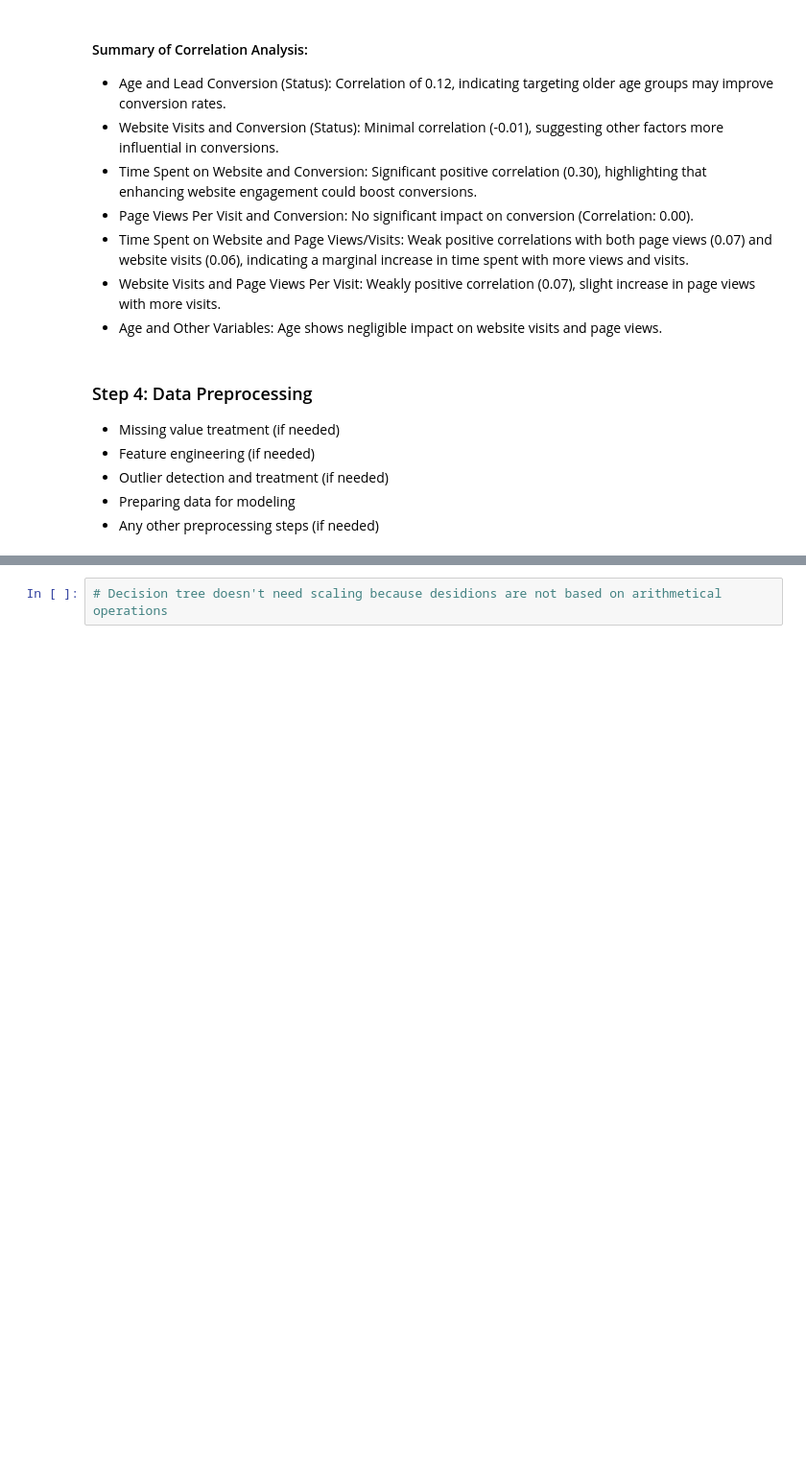
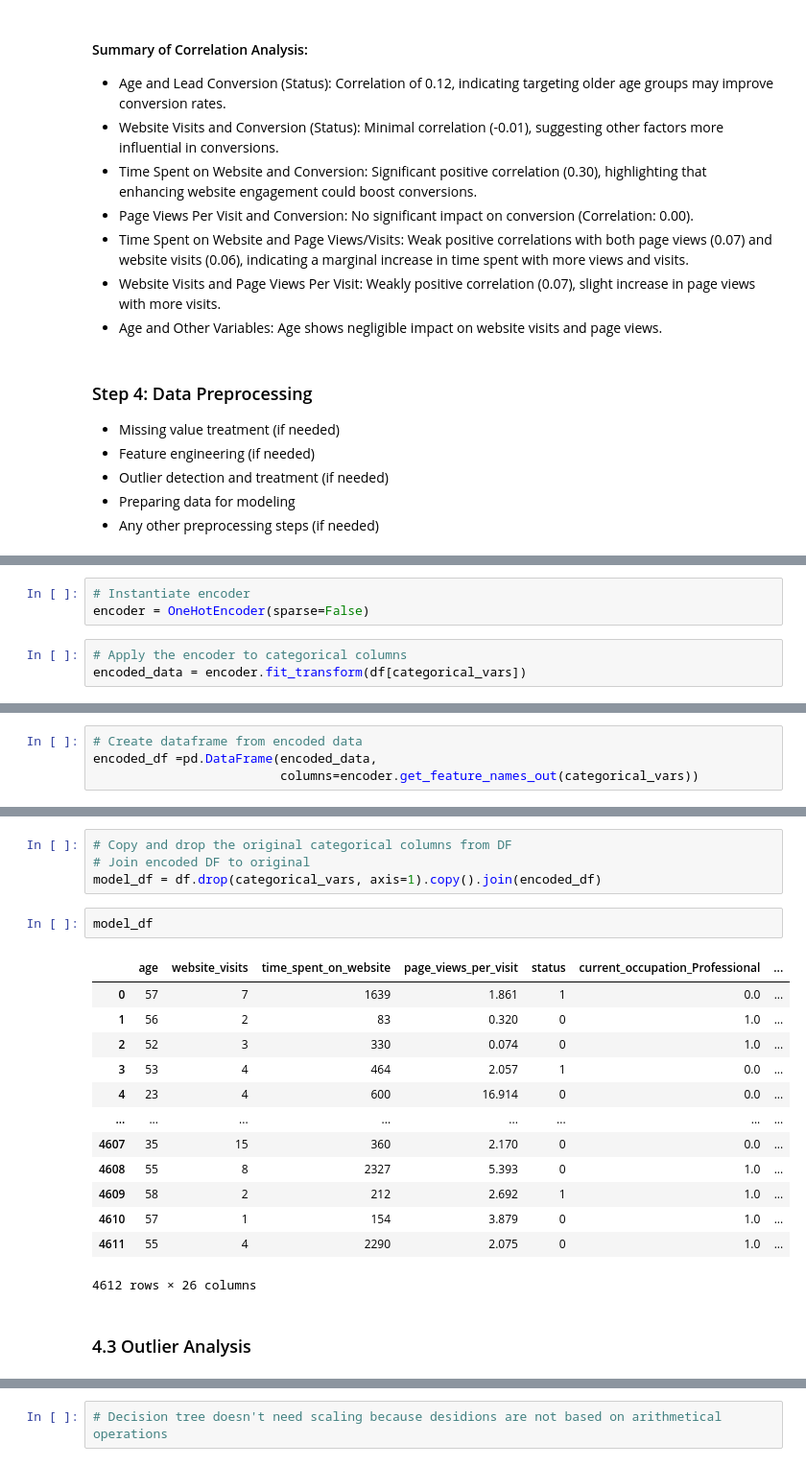
Before and after one commit to Xipilscode/Customer_Churn_ML-Predictive_Analytics, a Jupyter notebook: customer_growth.ipynb, the cells around one changed output, grey strips where cells are left out. Shown: that part at 96% size. Cells and saved outputs as stored; diff of their text form; blank space fills up the shorter version.

Commit message:
Updated w/data preprocessing log_regression

```diff
--- a/customer_growth.ipynb
+++ b/customer_growth.ipynb
@@ -443,0 +464,6 @@ plt.show()
+# %%
+# Instantiate encoder
+encoder = OneHotEncoder(sparse=False)
+# %%
+# Apply the encoder to categorical columns
+encoded_data = encoder.fit_transform(df[categorical_vars])
@@ -443,0 +480,4 @@ plt.show()
+# %%
+# Create dataframe from encoded data
+encoded_df =pd.DataFrame(encoded_data,
+                         columns=encoder.get_feature_names_out(categorical_vars))
@@ -443,0 +520,22 @@ plt.show()
+# %%
+# Copy and drop the original categorical columns from DF
+# Join encoded DF to original
+model_df = df.drop(categorical_vars, axis=1).copy().join(encoded_df)
+# %%
+model_df
+# %% [output]
+|  | age | website_visits | time_spent_on_website | page_views_per_visit | status | current_occupation_Professional | ... |
+| 0 | 57 | 7 | 1639 | 1.861 | 1 | 0.0 | ... |
+| 1 | 56 | 2 | 83 | 0.320 | 0 | 1.0 | ... |
+| 2 | 52 | 3 | 330 | 0.074 | 0 | 1.0 | ... |
+| 3 | 53 | 4 | 464 | 2.057 | 1 | 0.0 | ... |
+| 4 | 23 | 4 | 600 | 16.914 | 0 | 0.0 | ... |
+| ... | ... | ... | ... | ... | ... | ... | ... |
+| 4607 | 35 | 15 | 360 | 2.170 | 0 | 0.0 | ... |
+| 4608 | 55 | 8 | 2327 | 5.393 | 0 | 1.0 | ... |
+| 4609 | 58 | 2 | 212 | 2.692 | 1 | 1.0 | ... |
+| 4610 | 57 | 1 | 154 | 3.879 | 0 | 1.0 | ... |
+| 4611 | 55 | 4 | 2290 | 2.075 | 0 | 1.0 | ... |
+4612 rows × 26 columns
+# %% [markdown]
+### 4.3 Outlier Analysis
```
Also changed, not shown: parts of 15 cells of this notebook.
